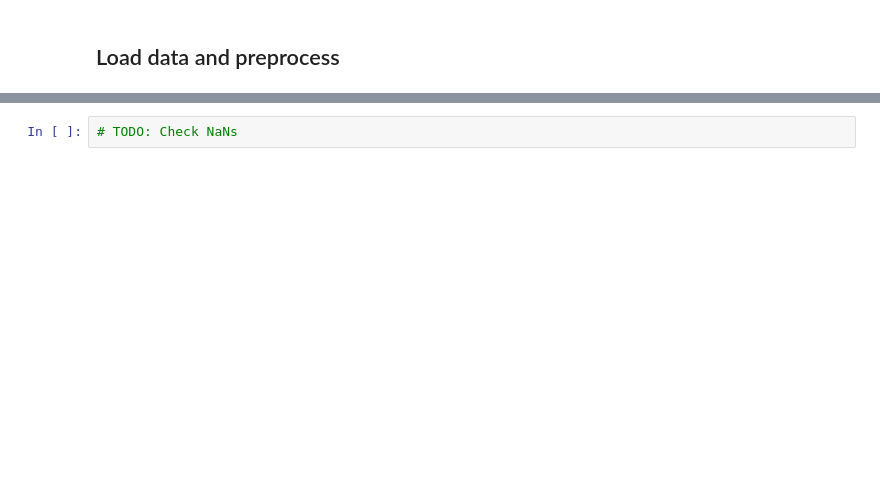
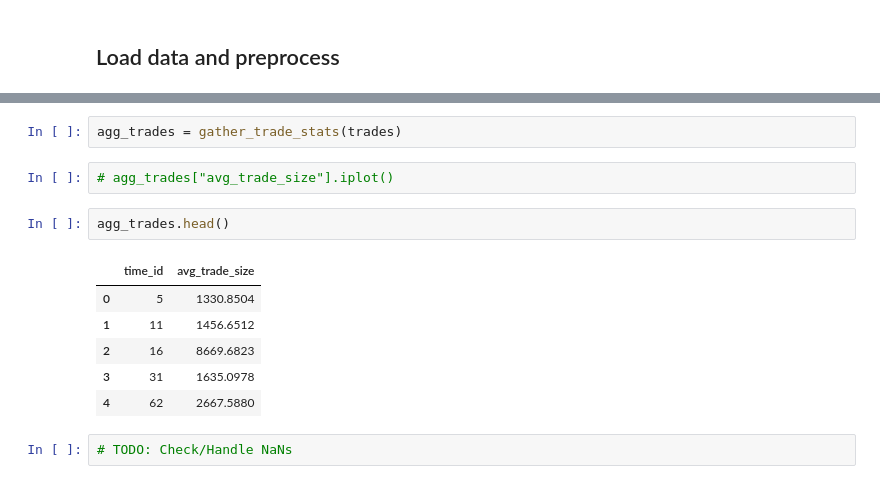
Before and after one commit to pandeydivesh15/machine-learning-practice, a Jupyter notebook: kaggle/optiver-realized-volatility-prediction/EDA_v0.ipynb, the cells around one changed output, grey strips where cells are left out. Saved outputs shown, nothing was run; the diff lists cells and outputs as text; blank space fills up the shorter version.

```diff
--- a/kaggle/optiver-realized-volatility-prediction/EDA_v0.ipynb
+++ b/kaggle/optiver-realized-volatility-prediction/EDA_v0.ipynb
@@ -98,2 +144,15 @@ ax = book.plot(y=["bid_price1", "ask_price1"])
+# %%
+agg_trades = gather_trade_stats(trades)
+# %%
+# agg_trades["avg_trade_size"].iplot()
+# %%
+agg_trades.head()
+# %% [output]
+|  | time_id | avg_trade_size |
+| 0 | 5 | 1330.8504 |
+| 1 | 11 | 1456.6512 |
+| 2 | 16 | 8669.6823 |
+| 3 | 31 | 1635.0978 |
+| 4 | 62 | 2667.5880 |
 # %%
-# TODO: Check NaNs
+# TODO: Check/Handle NaNs
```
Also changed, not shown: parts of 19 cells of this notebook.
